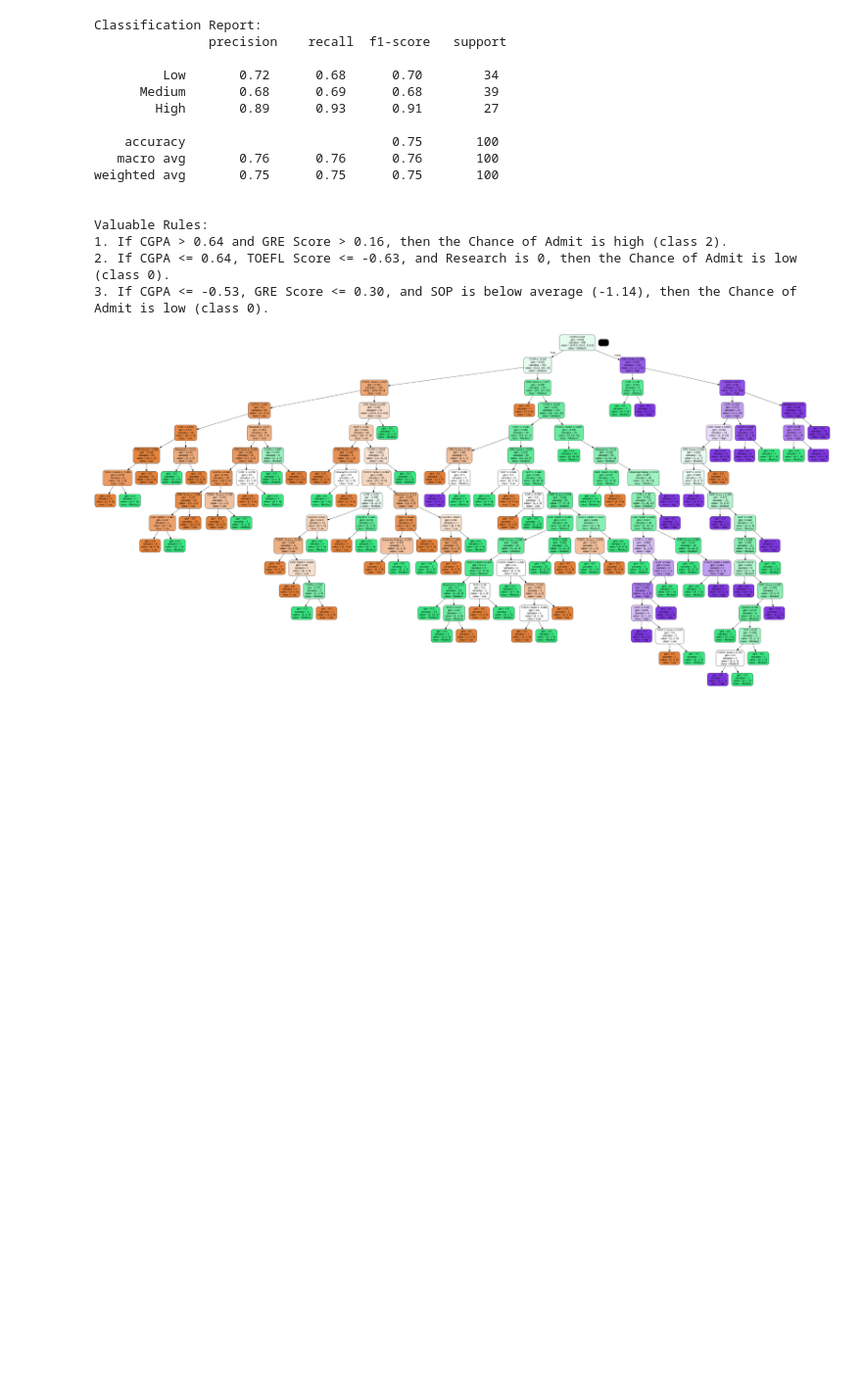
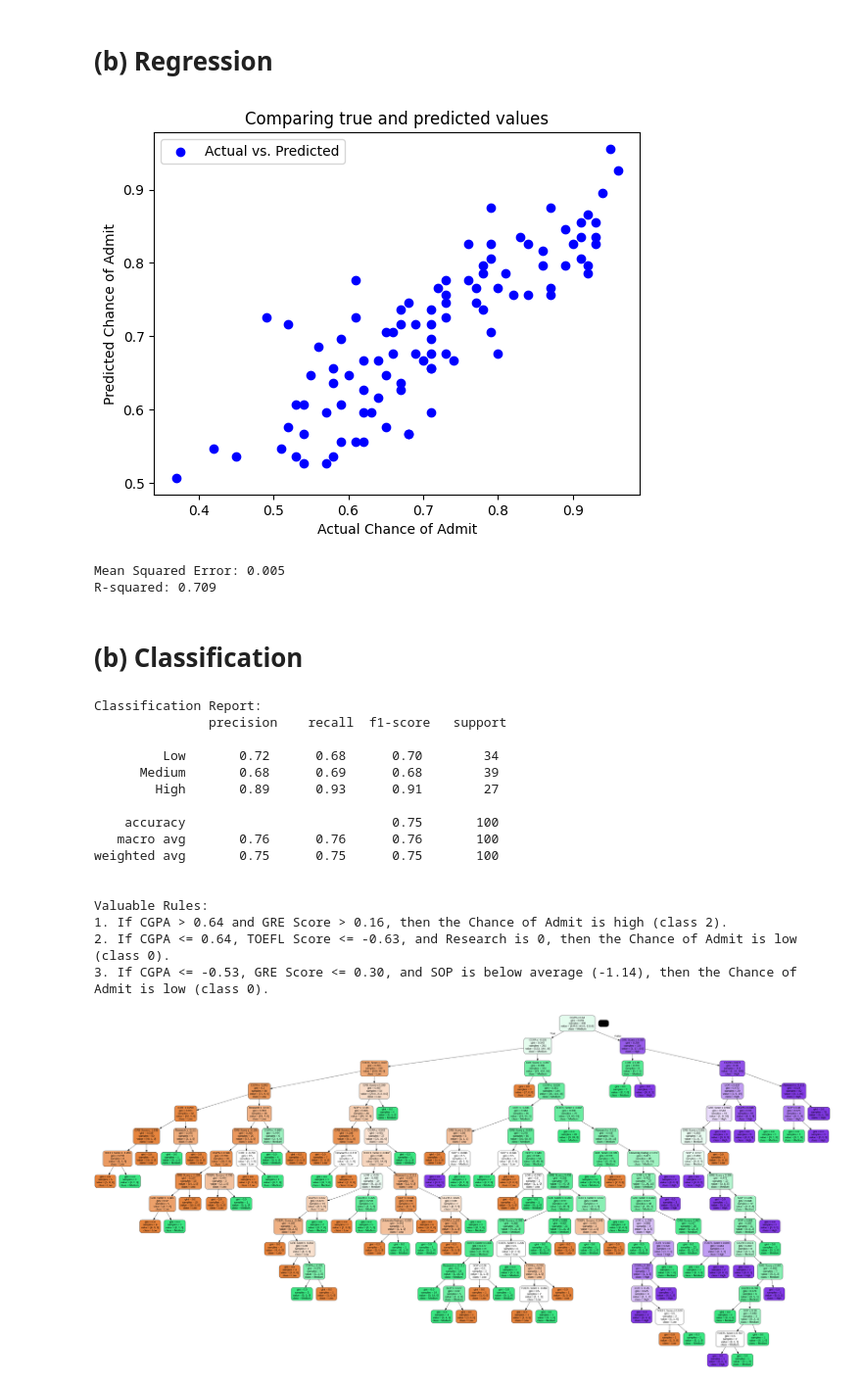
Before and after one commit to rc1inger/CSC177-DataPreprocessing, a Jupyter notebook: part_b.ipynb, the cells around one changed output. Shown at 98% size. Drawn from its saved outputs; the diff is of its cells as text; code cells hidden in the pictures; blank space fills up the shorter version.

Commit message:
regression w/o observation

```diff
--- a/part_b.ipynb
+++ b/part_b.ipynb
@@ -1,2 +1,4 @@
 # %% [markdown]
 <a href="https://colab.research.google.com/github/rc1inger/CSC177-DataPreprocessing/blob/main/part_b.ipynb" target="_parent"><img src="https://colab.research.google.com/assets/colab-badge.svg" alt="Open In Colab"/></a>
+# %% [markdown]
+# (b) Regression
@@ -3 +25,43 @@
+# %%
+# Read the file
+path = "./sample_data"
+filename = "Admission_Predict_Ver1.1_small_data_set_for_Linear_Regression.csv"
+filename_read = os.path.join(path, filename)
+df = pd.read_csv(filename_read, na_values=['NA', '?'])
+df.columns = ['Serial No.', 'GRE Score', 'TOEFL Score', 'University Rating', 'SOP', 'LOR', 'CGPA', 'Research', 'Chance of Admit']
+
+
+x = df[['GRE Score']]
+y = df[['Chance of Admit']]
+
+numTrain = int(len(x) * 0.8)
+x_train = x[:numTrain]
+x_test = x[numTrain:]
+y_train = y[:numTrain]
+y_test = y[numTrain:]
+
+# Create linear regression object and fit to training set
+regr = linear_model.LinearRegression()
+regr.fit(x_train, y_train)
+
+# Make predictions on the test set
+y_pred = regr.predict(x_test)
+
+# Visualization
+plt.scatter(y_test, y_pred, color='blue', label="Actual vs. Predicted")
+plt.xlabel('Actual Chance of Admit')
+plt.ylabel('Predicted Chance of Admit')
+plt.title("Comparing true and predicted values")
+plt.legend()
+plt.show()
+
+# Evaluate
+print(f"Mean Squared Error: {mean_squared_error(y_test, y_pred):.3f}")
+print(f"R-squared: {r2_score(y_test, y_pred):.3f}")
+# %% [output]
+[figure, added]
+Mean Squared Error: 0.005
+R-squared: 0.709
+# %% [markdown]
+# (b) Classification
 # %%
```
Also changed, not shown: parts of 2 cells of this notebook.
